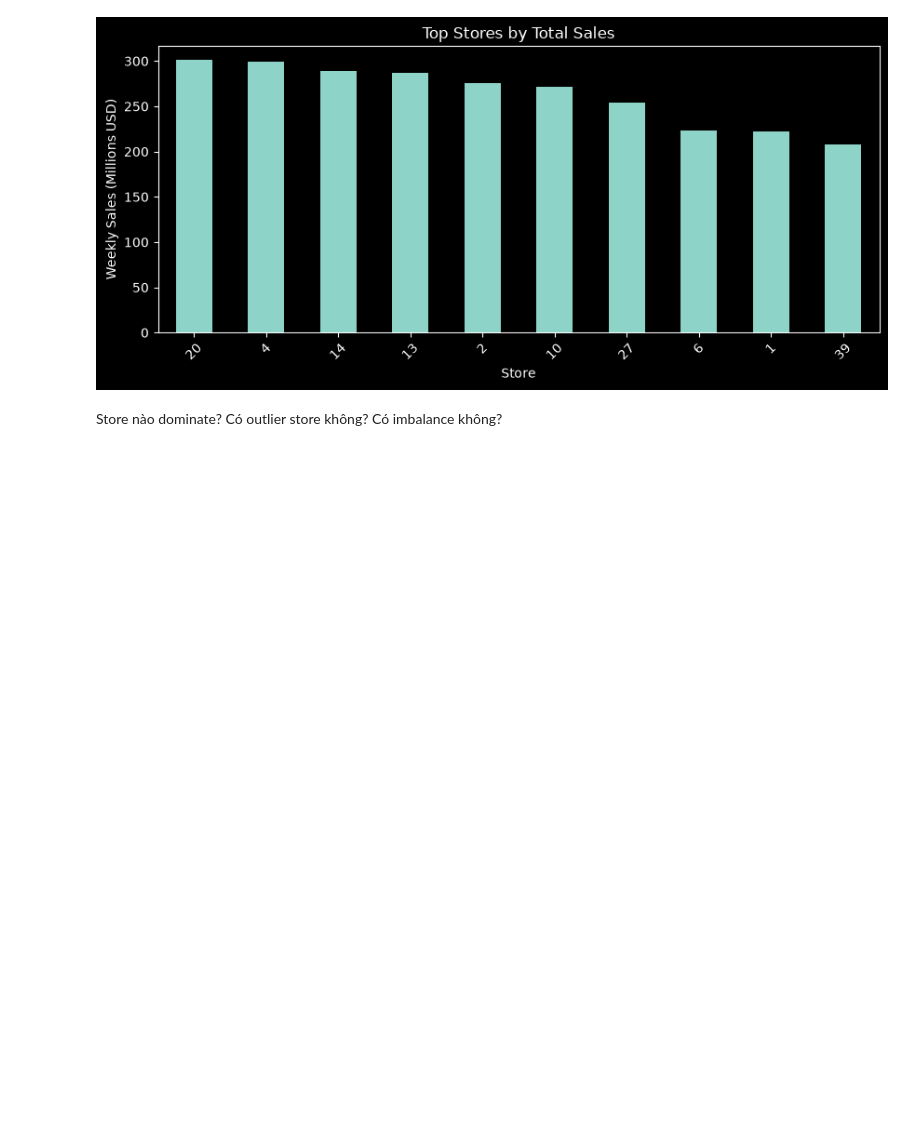
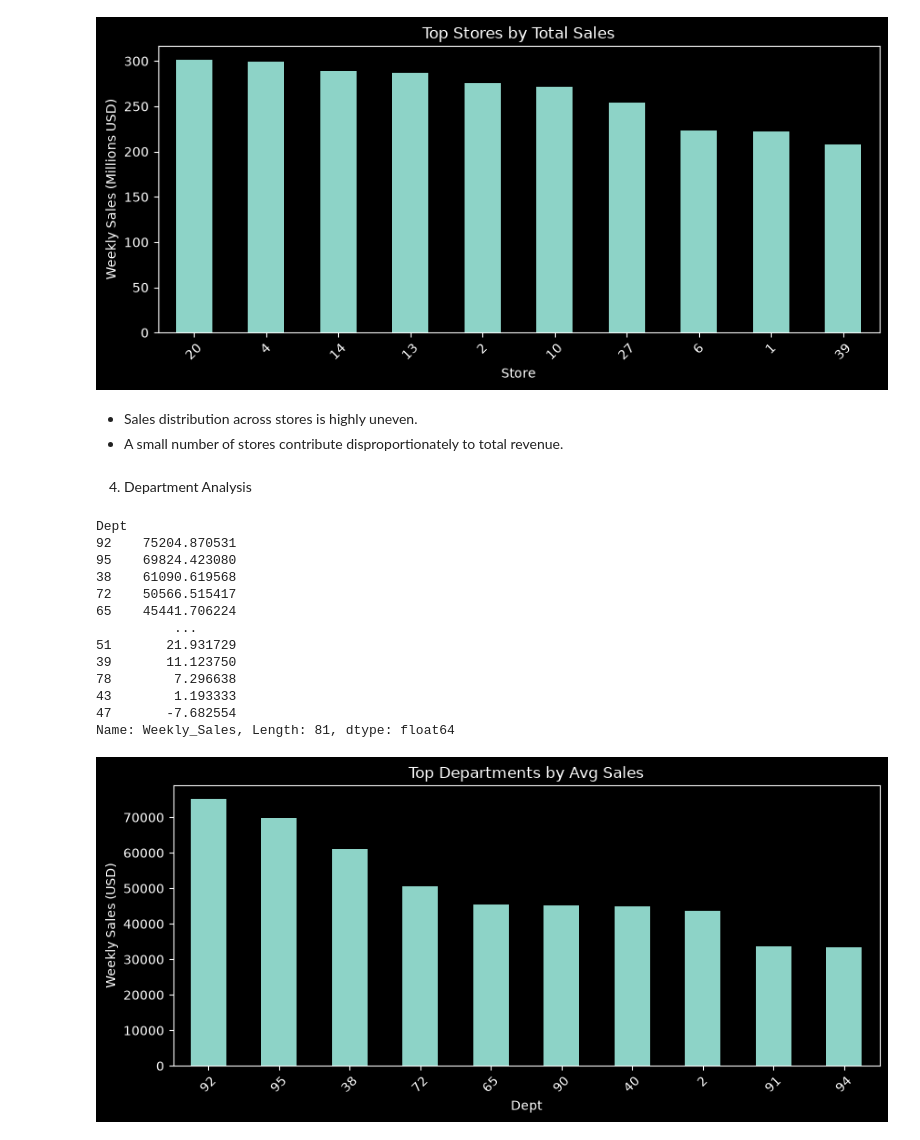
Before and after one commit to tuyettran15999/Walmart-Demand-Forecasting, a Jupyter notebook: notebook/02_eda.ipynb, the cells around one changed output. Cells and saved outputs as stored; diff of their text form; code cells hidden in the pictures; blank space fills up the shorter version.

```diff
--- a/notebook/02_eda.ipynb
+++ b/notebook/02_eda.ipynb
@@ -68,7 +71,32 @@ Store
 33     37.160222
 Name: Weekly_Sales, dtype: float64
 [figure]
-# %% [markdown]
-Store nào dominate?
-Có outlier store không?
-Có imbalance không?
+# %% [markdown]
+- Sales distribution across stores is highly uneven.
+- A small number of stores contribute disproportionately to total revenue.
+# %% [markdown]
+4. Department Analysis
+# %%
+dept_sales = train.groupby('Dept')['Weekly_Sales'].mean().sort_values(ascending=False)
+print(dept_sales)
+dept_sales.head(10).plot(kind='bar',figsize=(10,4))
+plt.title("Top Departments by Avg Sales")
+plt.xlabel('Dept')
+plt.ylabel('Weekly Sales (USD)')
+plt.xticks(rotation=45)
+plt.show()
+# %% [output]
+Dept
+92    75204.870531
+95    69824.423080
+38    61090.619568
+72    50566.515417
+65    45441.706224
+          ...
+51       21.931729
+39       11.123750
+78        7.296638
+43        1.193333
+47       -7.682554
+Name: Weekly_Sales, Length: 81, dtype: float64
+[figure, added]
```
Also changed, not shown: parts of 18 cells of this notebook.
